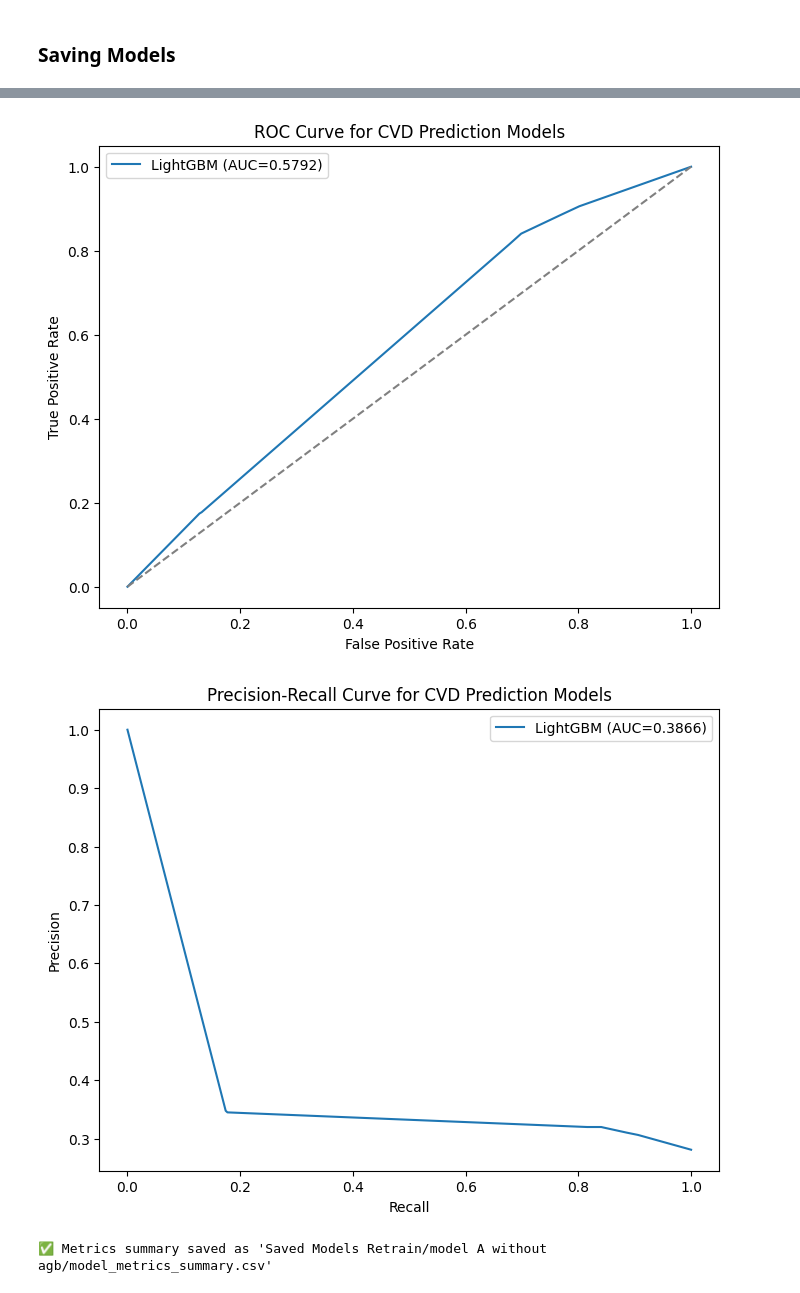
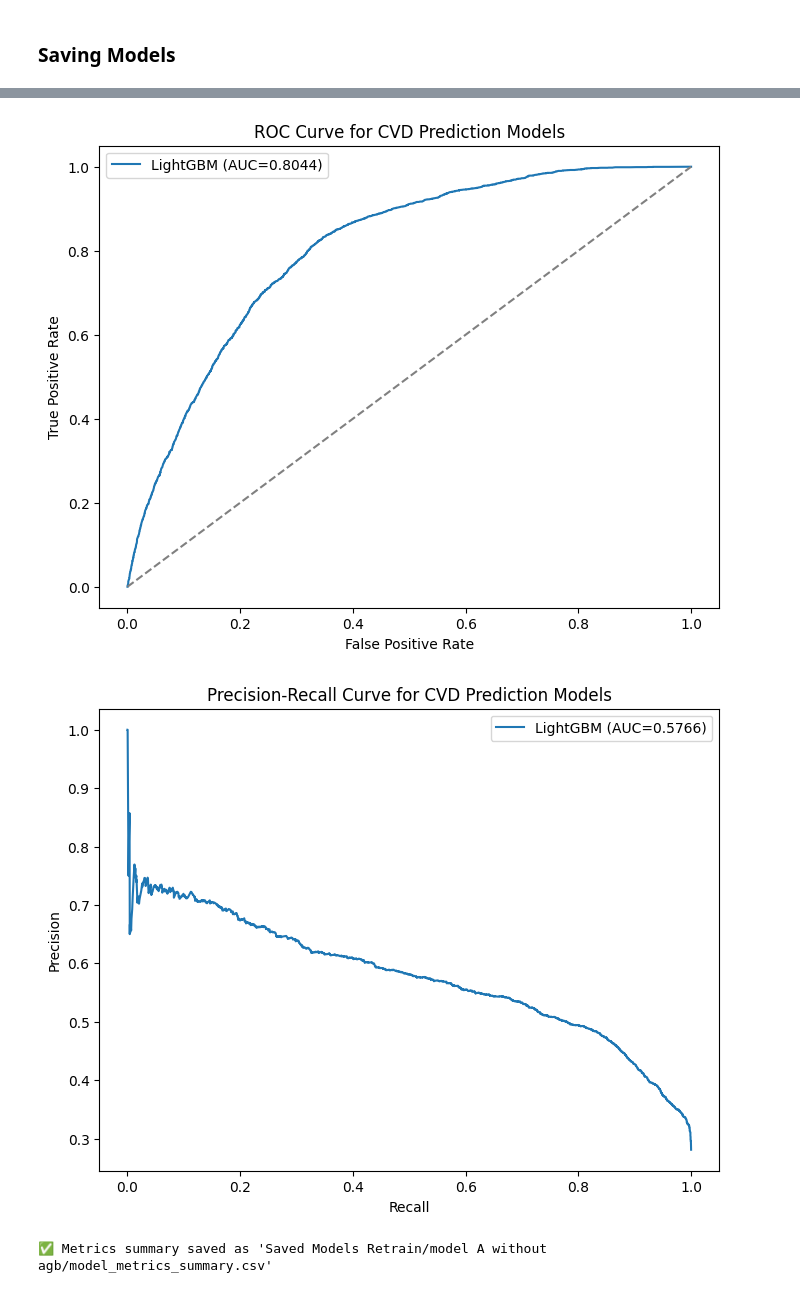
Before and after one commit to AhmedRafid3S5/Hybrid-CVD-Model, a Jupyter notebook: model_a_training(Part 2).ipynb, the cells around one changed output, grey strips where cells are left out. Cells and saved outputs as stored; diff of their text form; code cells hidden in the pictures.

Commit message:
Meta run with model b excluding agb

```diff
--- a/model_a_training(Part 2).ipynb
+++ b/model_a_training(Part 2).ipynb
@@ -36,7 +34,7 @@ import lightgbm as lgb
 import tensorflow as tf
 import matplotlib.pyplot as plt
 
-X = dataset.drop(['Cardiovascular Disease', 'Age', 'Gender', 'BMI'], axis=1)
+X = dataset.drop(['Cardiovascular Disease'], axis=1)
 Y = dataset['Cardiovascular Disease']
 
 X_train, X_test, Y_train, Y_test = train_test_split(
@@ -305,7 +295,7 @@ import os
 import joblib
 
 
-os.makedirs("Saved Models Retrain/model A without agb", exist_ok=True)
+os.makedirs("Saved Models Retrain/model B without agb", exist_ok=True)
 
 # Models dictionary for saving
 models = {
@@ -319,9 +309,9 @@ models = {
 # joblib.dump(models['Random Forest'], "Saved Models Retrain/model A without agb/random_forest.joblib")
 
 if hasattr(models['LightGBM'], "booster_"):
-    models['LightGBM'].booster_.save_model("Saved Models Retrain/model A without agb/lightgbm_modelA.txt")
+    models['LightGBM'].booster_.save_model("Saved Models Retrain/model B without agb/lightgbm_model_A_withagb.txt")
 else:
-    joblib.dump(models['LightGBM'], "Saved Models Retrain/model A without agb/lightgbm_modelA.joblib")
+    joblib.dump(models['LightGBM'], "Saved Models Retrain/model B without agb/lightgbm_model_A_withagb.joblib")
 
 print("✅ Models saved in 'Saved Models Retrain/model A without agb' folder")
 
@@ -410,3 +400,3 @@ weighted avg       0.52      0.72      0.60     11461
-[figure, old version]
+[figure, new version]
-[figure, old version]
+[figure, new version]
 ✅ Metrics summary saved as 'Saved Models Retrain/model A without agb/model_metrics_summary.csv'
```
Also changed, not shown: parts of 4 cells of this notebook, 27 other files.
